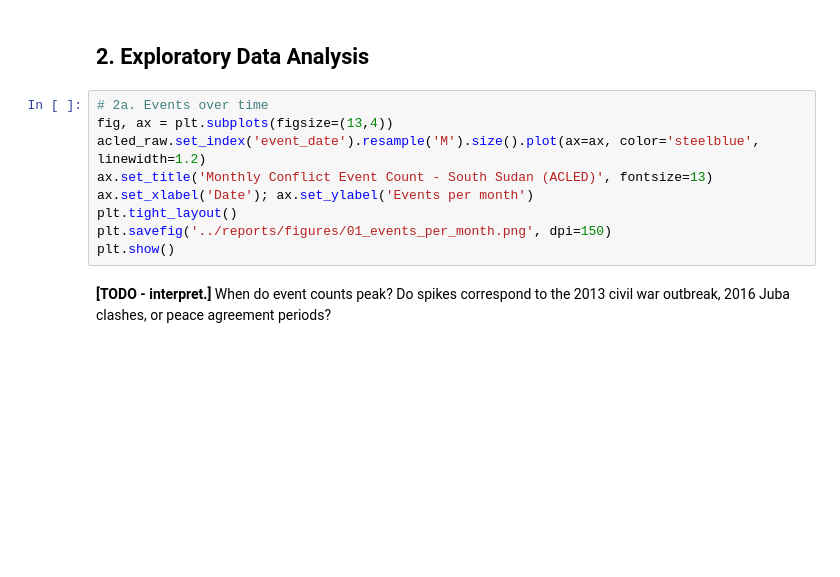
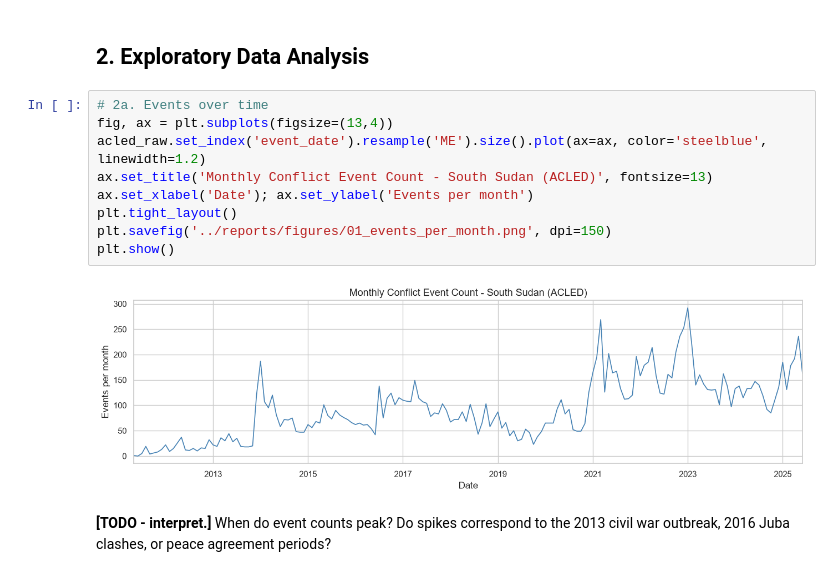
Before and after one commit to SLICKMAN-TYRUS/south-sudan-conflict-food-security-ml, a Jupyter notebook: notebooks/main_analysis.ipynb, the cells around one changed output. Drawn from its saved outputs; the diff is of its cells as text; blank space fills up the shorter version.

```diff
--- a/notebooks/main_analysis.ipynb
+++ b/notebooks/main_analysis.ipynb
@@ -78,12 +100,14 @@ print('IPC missing values:', ipc_raw.isnull().sum().sum())
 # %%
 # 2a. Events over time
 fig, ax = plt.subplots(figsize=(13,4))
-acled_raw.set_index('event_date').resample('M').size().plot(ax=ax, color='steelblue', linewidth=1.2)
+acled_raw.set_index('event_date').resample('ME').size().plot(ax=ax, color='steelblue', linewidth=1.2)
 ax.set_title('Monthly Conflict Event Count - South Sudan (ACLED)', fontsize=13)
 ax.set_xlabel('Date'); ax.set_ylabel('Events per month')
 plt.tight_layout()
 plt.savefig('../reports/figures/01_events_per_month.png', dpi=150)
 plt.show()
+# %% [output]
+[figure, added]
 # %% [markdown]
 **[TODO - interpret.]** When do event counts peak? Do spikes correspond to the 2013 civil war outbreak, 2016 Juba clashes, or peace agreement periods?
 # %%
```
Also changed, not shown: parts of 26 cells of this notebook, 8 other files.
